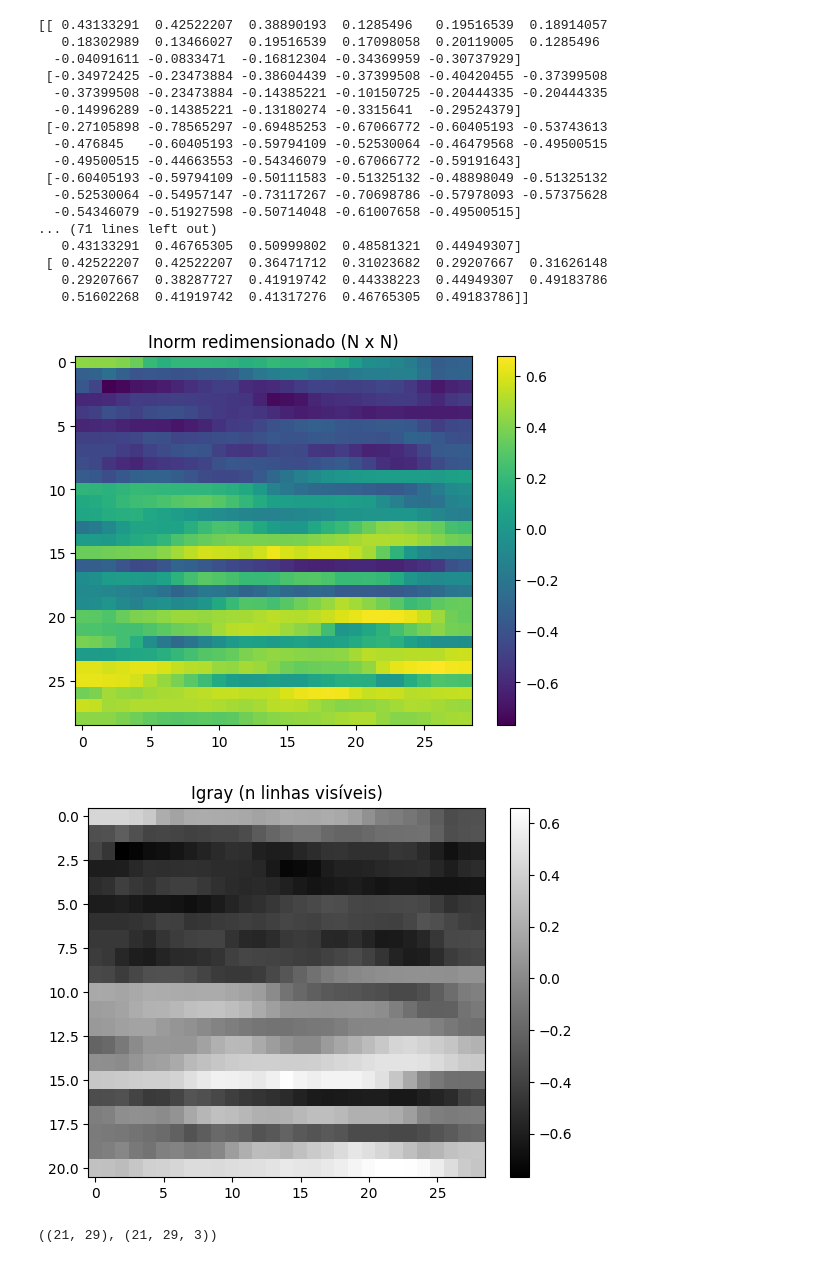
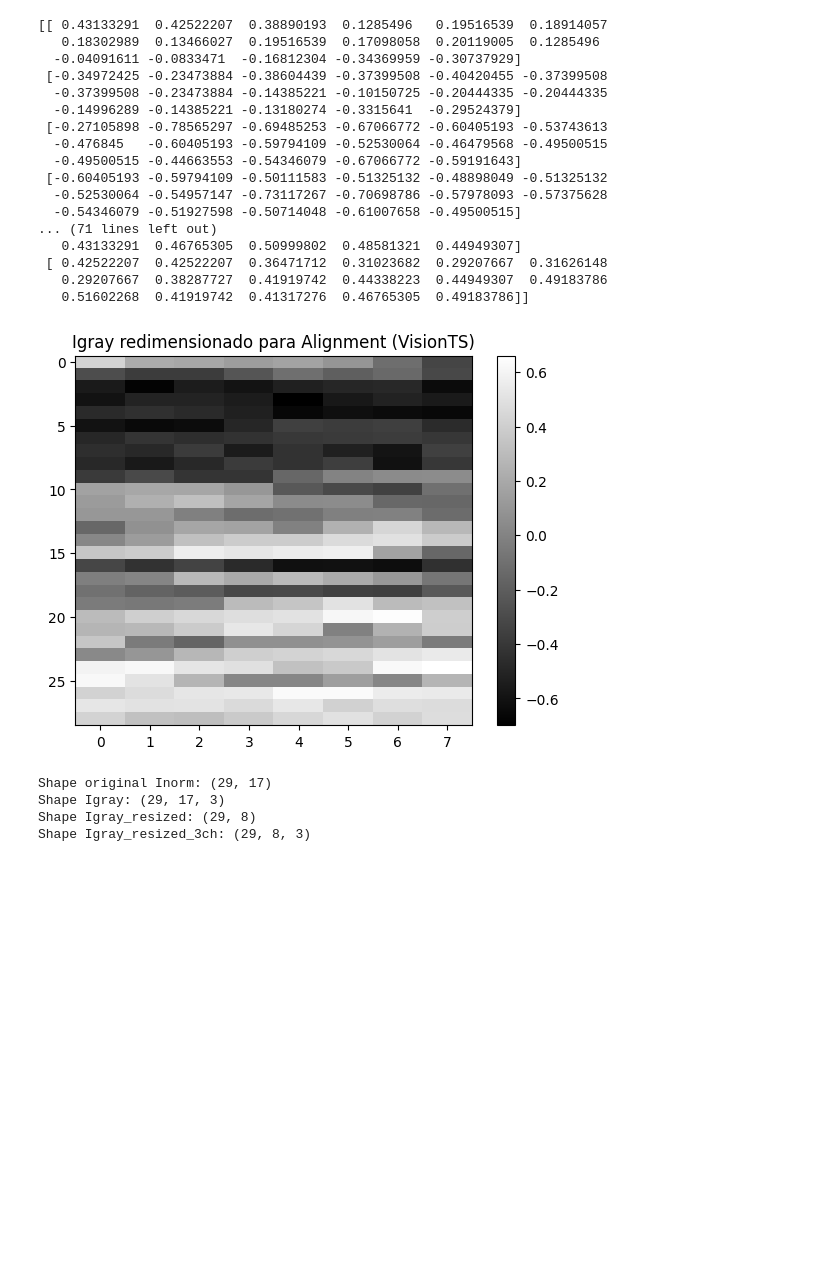
Before and after one commit to Lucas-Monteiro-Henriques/Implement_VISIONTS, a Jupyter notebook: MAE.ipynb, the cells around one changed output. Drawn from its saved outputs; the diff is of its cells as text; code cells hidden in the pictures; blank space fills up the shorter version.

```diff
--- a/MAE.ipynb
+++ b/MAE.ipynb
@@ -261,36 +342,45 @@ print(Inorm)
  [ 0.42522207  0.42522207  0.36471712  0.31023682  0.29207667  0.31626148
    0.29207667  0.38287727  0.41919742  0.44338223  0.44949307  0.49183786
    0.51602268  0.41919742  0.41317276  0.46765305  0.49183786]]
-# %%
-
-L = 300
-H = 100
-S = 1
-N = max(Inorm.shape)
-n = int(np.floor(N * L / (L + H)))
-
-
-Inorm_resized = resize(Inorm, (N * S, N * S), order=1, mode='reflect', anti_aliasing=False)
-
-
-Igray = Inorm_resized[:n * S, :N * S]
-Igray_3ch = np.stack([Igray] * 3, axis=-1)  # shape (n, N, 3)
-
-import matplotlib.pyplot as plt
-
-plt.imshow(Inorm_resized, cmap='viridis', aspect='auto')
-plt.title("Inorm redimensionado (N x N)")
-plt.colorbar()
-plt.show()
-
-plt.imshow(Igray, cmap='gray', aspect='auto')
-plt.title("Igray (n linhas visíveis)")
-plt.colorbar()
-plt.show()
-
-
-Igray.shape, Igray_3ch.shape
-# %% [output]
-[figure, removed]
-[figure, removed]
-((21, 29), (21, 29, 3))
+# %%
+import numpy as np
+from skimage.transform import resize
+import matplotlib.pyplot as plt
+
+
+L = 300
+H = 100
+c = 0.4
+S = 1
+N = max(Inorm.shape)
+
+# Etapa 1: Render Igray (imagem 3 canais iguais)
+Igray = np.stack([Inorm] * 3, axis=-1)
+
+# Etapa 2: Alignment
+n = int(np.floor(c * N * L / (L + H)))  # número de patches visíveis na horizontal
+target_shape = (N * S, n * S)           # shape final da imagem após resize
+
+# Resize Igray (mantendo apenas 1 canal para simplificar o MAE)
+Igray_resized = resize(Inorm, target_shape, order=1, mode='reflect', anti_aliasing=False)
+
+# Converter para imagem 3 canais (opcional, dependendo do input do MAE)
+Igray_resized_3ch = np.stack([Igray_resized] * 3, axis=-1)
+
+# Visualização
+plt.imshow(Igray_resized, cmap='gray', aspect='auto')
+plt.title("Igray redimensionado para Alignment (VisionTS)")
+plt.colorbar()
+plt.show()
+
+# Print das formas para verificação
+print("Shape original Inorm:", Inorm.shape)
+print("Shape Igray:", Igray.shape)
+print("Shape Igray_resized:", Igray_resized.shape)
+print("Shape Igray_resized_3ch:", Igray_resized_3ch.shape)
+# %% [output]
+[figure, added]
+Shape original Inorm: (29, 17)
+Shape Igray: (29, 17, 3)
+Shape Igray_resized: (29, 8)
+Shape Igray_resized_3ch: (29, 8, 3)
```
Also changed, not shown: parts of 8 cells of this notebook.
